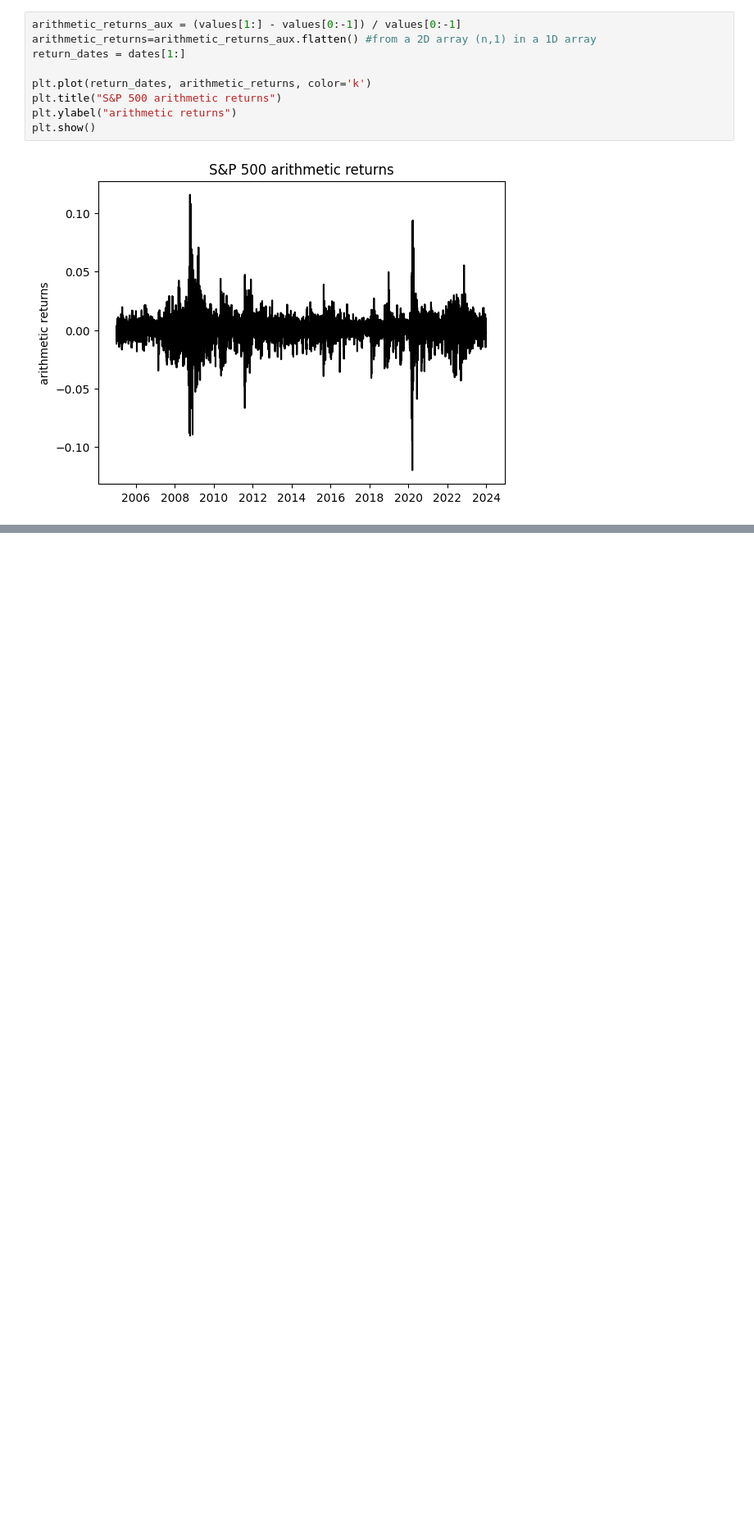
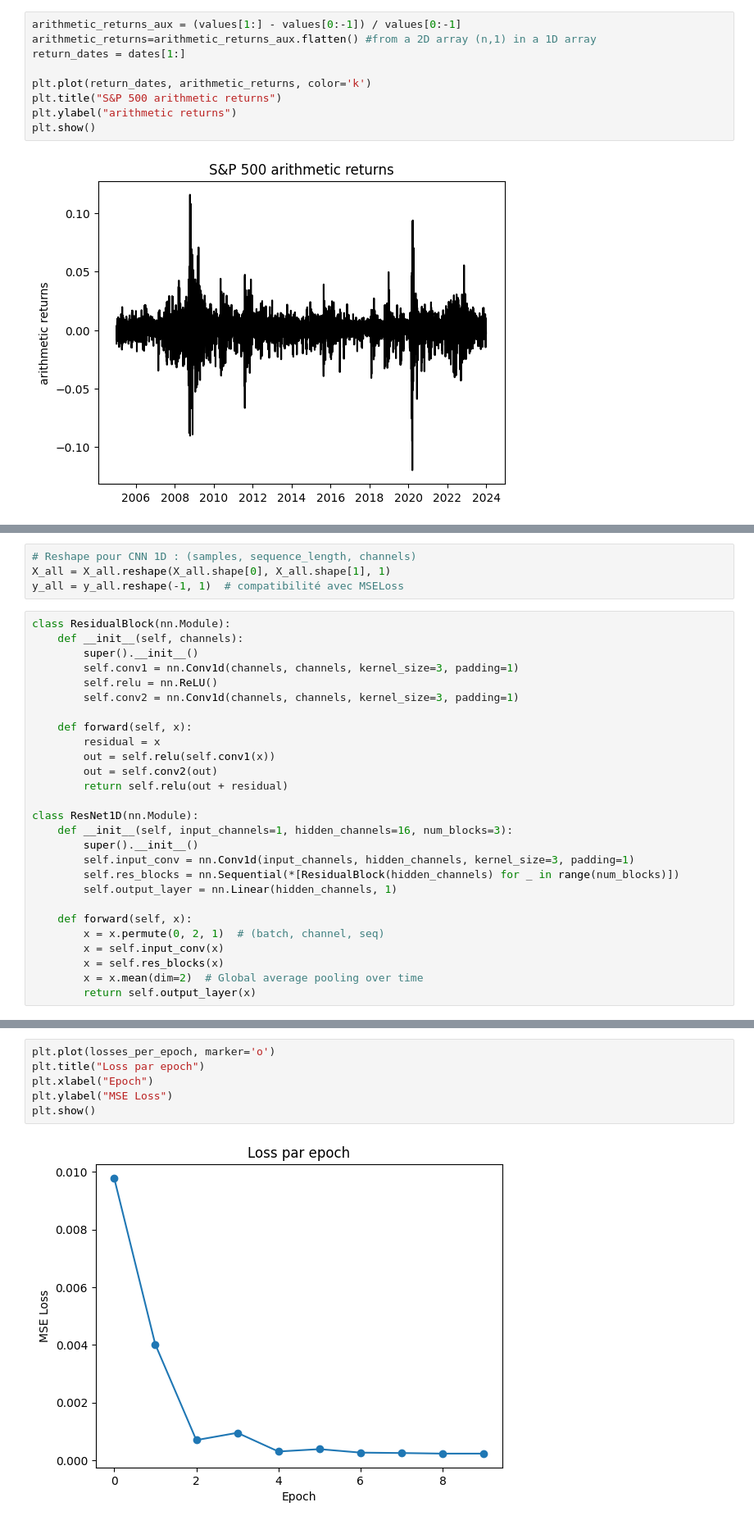
Before and after one commit to dianemans/time-series-pred, a Jupyter notebook: nb_draft_diane.ipynb, the cells around one changed output, grey strips where cells are left out. Shown at 82% size. Cells and saved outputs as stored; diff of their text form; blank space fills up the shorter version.

```diff
--- a/nb_draft_diane.ipynb
+++ b/nb_draft_diane.ipynb
@@ -94,0 +267,31 @@ Prévision AR(1-step) : -0.0007040844502116006
+# %%
+# Reshape pour CNN 1D : (samples, sequence_length, channels)
+X_all = X_all.reshape(X_all.shape[0], X_all.shape[1], 1)
+y_all = y_all.reshape(-1, 1)  # compatibilité avec MSELoss
+# %%
+class ResidualBlock(nn.Module):
+    def __init__(self, channels):
+        super().__init__()
+        self.conv1 = nn.Conv1d(channels, channels, kernel_size=3, padding=1)
+        self.relu = nn.ReLU()
+        self.conv2 = nn.Conv1d(channels, channels, kernel_size=3, padding=1)
+
+    def forward(self, x):
+        residual = x
+        out = self.relu(self.conv1(x))
+        out = self.conv2(out)
+        return self.relu(out + residual)
+
+class ResNet1D(nn.Module):
+    def __init__(self, input_channels=1, hidden_channels=16, num_blocks=3):
+        super().__init__()
+        self.input_conv = nn.Conv1d(input_channels, hidden_channels, kernel_size=3, padding=1)
+        self.res_blocks = nn.Sequential(*[ResidualBlock(hidden_channels) for _ in range(num_blocks)])
+        self.output_layer = nn.Linear(hidden_channels, 1)
+
+    def forward(self, x):
+        x = x.permute(0, 2, 1)  # (batch, channel, seq)
+        x = self.input_conv(x)
+        x = self.res_blocks(x)
+        x = x.mean(dim=2)  # Global average pooling over time
+        return self.output_layer(x)
@@ -94,0 +358,8 @@ Prévision AR(1-step) : -0.0007040844502116006
+# %%
+plt.plot(losses_per_epoch, marker='o')
+plt.title("Loss par epoch")
+plt.xlabel("Epoch")
+plt.ylabel("MSE Loss")
+plt.show()
+# %% [output]
+[figure, added]
```
Also changed, not shown: parts of 18 cells of this notebook.
